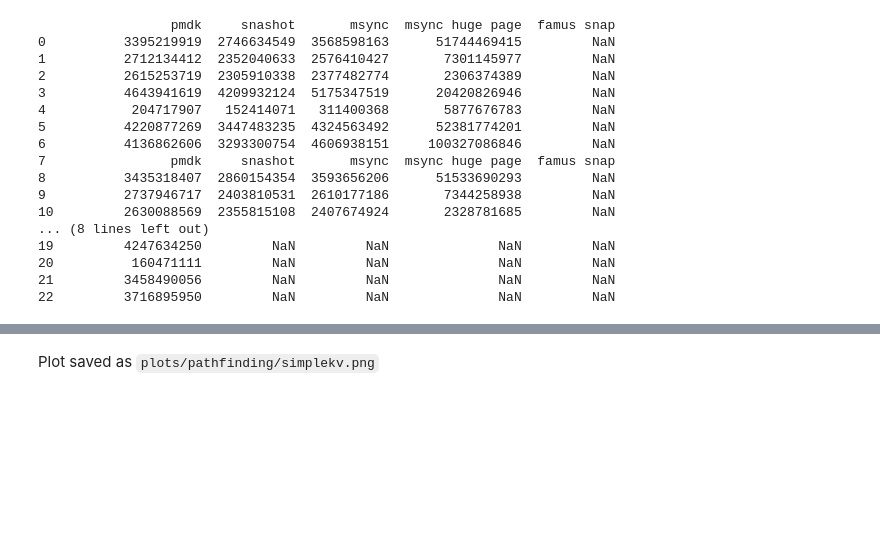
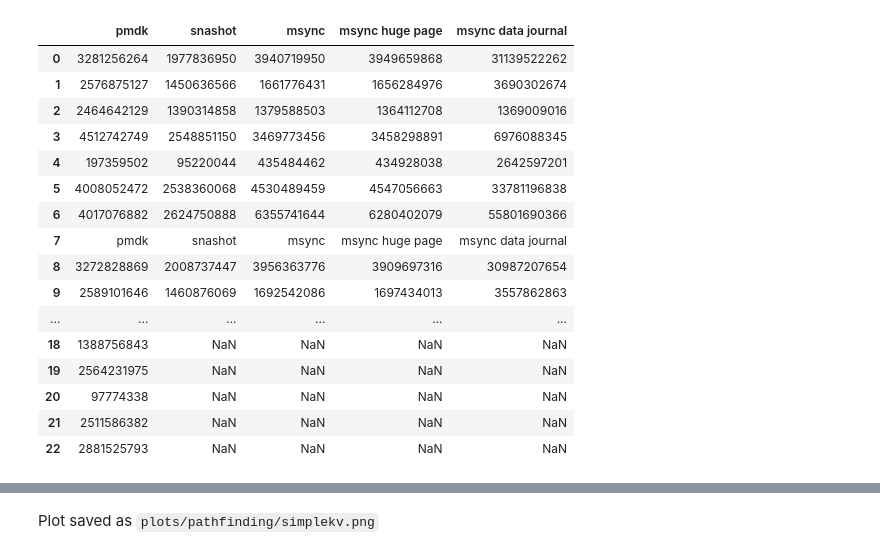
Before and after one commit to NVSL/snapshot-public, a Jupyter notebook: src/scripts/map.ipynb, the cells around one changed output, grey strips where cells are left out. Saved outputs shown, nothing was run; the diff lists cells and outputs as text; code cells hidden in the pictures; blank space fills up the shorter version.

```diff
--- a/src/scripts/map.ipynb
+++ b/src/scripts/map.ipynb
@@ -43,33 +63,24 @@ c76092e1ab1e451a30da455828ba27d040eee93c0103c7d51f34f6d4ac71049c  ../../data/sim
 # %%
 def prefix_list(l, prefix):
     return [prefix + elem for elem in l]
-# %%
-df_raw = pd.read_csv(dataf, index_col=None)
-print(df_raw)
-index_vals =  ['a', 'b', 'c', 'd', 'e', 'f', 'g']
-index_nv = prefix_list(index_vals, 'nv_')
-index_v = prefix_list(index_vals, 'v_')
-index_ua = prefix_list(index_vals, 'ua_')
-index_comb = index_v + ['drop'] + index_nv + ['drop'] + index_ua
-df_raw.index = index_comb
-df_raw = df_raw.T
-del df_raw['drop']
-df_raw = df_raw.T
-# %% [output]
-                 pmdk     snashot       msync  msync huge page  famus snap
-0          3395219919  2746634549  3568598163      51744469415         NaN
-1          2712134412  2352040633  2576410427       7301145977         NaN
-2          2615253719  2305910338  2377482774       2306374389         NaN
-3          4643941619  4209932124  5175347519      20420826946         NaN
-4           204717907   152414071   311400368       5877676783         NaN
-5          4220877269  3447483235  4324563492      52381774201         NaN
-6          4136862606  3293300754  4606938151     100327086846         NaN
-7                pmdk     snashot       msync  msync huge page  famus snap
-8          3435318407  2860154354  3593656206      51533690293         NaN
-9          2737946717  2403810531  2610177186       7344258938         NaN
-10         2630088569  2355815108  2407674924       2328781685         NaN
-... (8 lines left out)
-19         4247634250         NaN         NaN              NaN         NaN
-20          160471111         NaN         NaN              NaN         NaN
-21         3458490056         NaN         NaN              NaN         NaN
-22         3716895950         NaN         NaN              NaN         NaN
+# %%
+df_raw = pd.read_csv(dataf, index_col=None)
+df_raw
+# %% [output]
+|  | pmdk | snashot | msync | msync huge page | msync data journal |
+| 0 | 3281256264 | 1977836950 | 3940719950 | 3949659868 | 31139522262 |
+| 1 | 2576875127 | 1450636566 | 1661776431 | 1656284976 | 3690302674 |
+| 2 | 2464642129 | 1390314858 | 1379588503 | 1364112708 | 1369009016 |
+| 3 | 4512742749 | 2548851150 | 3469773456 | 3458298891 | 6976088345 |
+| 4 | 197359502 | 95220044 | 435484462 | 434928038 | 2642597201 |
+| 5 | 4008052472 | 2538360068 | 4530489459 | 4547056663 | 33781196838 |
+| 6 | 4017076882 | 2624750888 | 6355741644 | 6280402079 | 55801690366 |
+| 7 | pmdk | snashot | msync | msync huge page | msync data journal |
+| 8 | 3272828869 | 2008737447 | 3956363776 | 3909697316 | 30987207654 |
+| 9 | 2589101646 | 1460876069 | 1692542086 | 1697434013 | 3557862863 |
+| ... | ... | ... | ... | ... | ... |
+| 18 | 1388756843 | NaN | NaN | NaN | NaN |
+| 19 | 2564231975 | NaN | NaN | NaN | NaN |
+| 20 | 97774338 | NaN | NaN | NaN | NaN |
+| 21 | 2511586382 | NaN | NaN | NaN | NaN |
+| 22 | 2881525793 | NaN | NaN | NaN | NaN |
```
Also changed, not shown: parts of 10 cells of this notebook, 51 other files.
